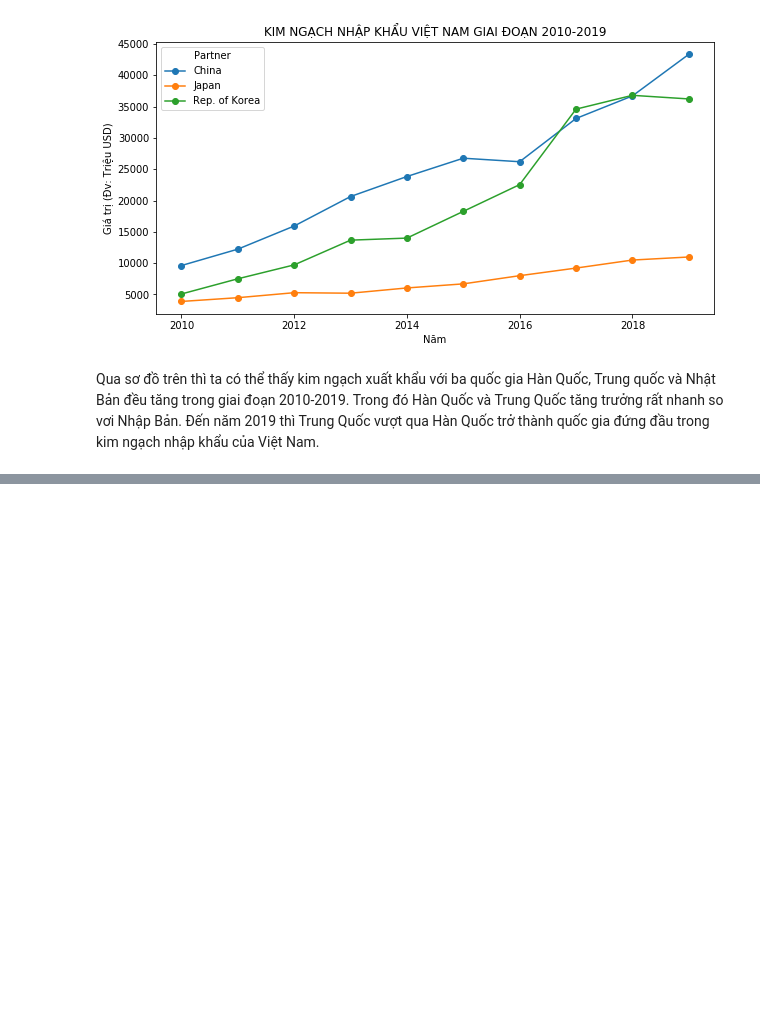
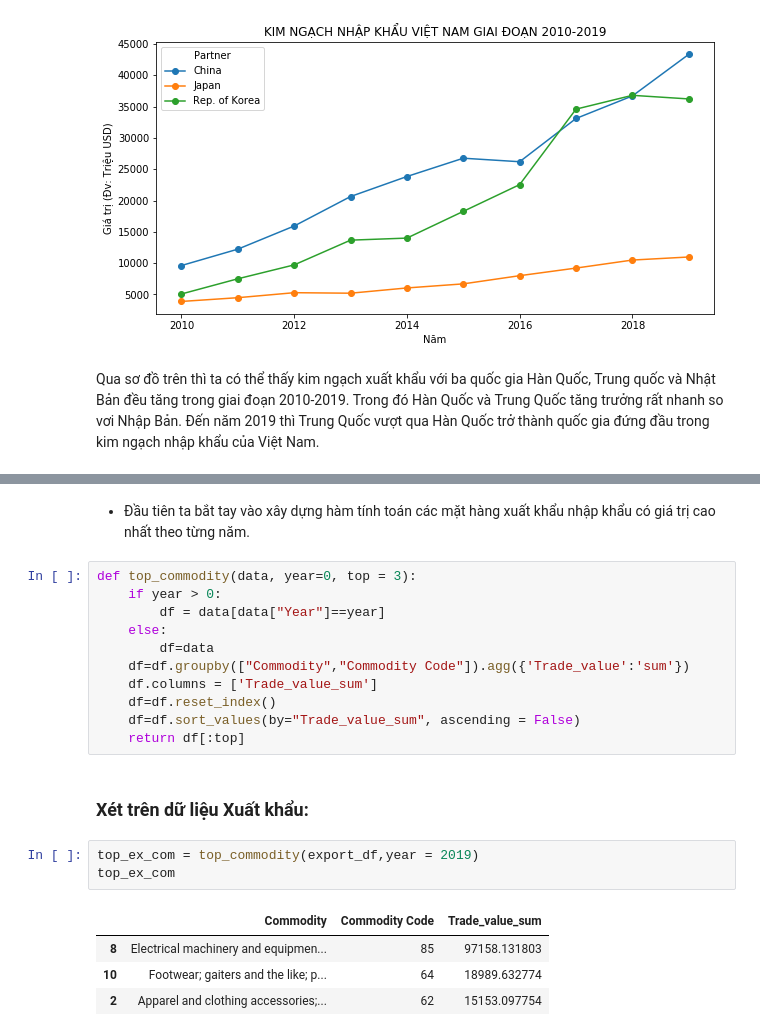
Before and after one commit to quangkhanh77/LTKHDL, a Jupyter notebook: 1712521-DuongHoangQuangKhanh.ipynb, the cells around one changed output, grey strips where cells are left out. Saved outputs shown, nothing was run; the diff lists cells and outputs as text; blank space fills up the shorter version.

```diff
--- a/1712521-DuongHoangQuangKhanh.ipynb
+++ b/1712521-DuongHoangQuangKhanh.ipynb
@@ -339,0 +391,23 @@ Qua sơ đồ trên thì ta có thể thấy kim ngạch xuất khẩu với ba
+# %% [markdown]
+- Đầu tiên ta bắt tay vào xây dựng hàm tính toán các mặt hàng xuất khẩu nhập khẩu có giá trị cao nhất theo từng năm.
+# %%
+def top_commodity(data, year=0, top = 3):
+    if year > 0:
+        df = data[data["Year"]==year]
+    else:
+        df=data
+    df=df.groupby(["Commodity","Commodity Code"]).agg({'Trade_value':'sum'})
+    df.columns = ['Trade_value_sum']
+    df=df.reset_index()
+    df=df.sort_values(by="Trade_value_sum", ascending = False)
+    return df[:top]
+# %% [markdown]
+### Xét trên dữ liệu Xuất khẩu:
+# %%
+top_ex_com = top_commodity(export_df,year = 2019)
+top_ex_com
+# %% [output]
+|  | Commodity | Commodity Code | Trade_value_sum |
+| 8 | Electrical machinery and equipmen... | 85 | 97158.131803 |
+| 10 | Footwear; gaiters and the like; p... | 64 | 18989.632774 |
+| 2 | Apparel and clothing accessories;... | 62 | 15153.097754 |
```
Also changed, not shown: parts of 27 cells of this notebook.
